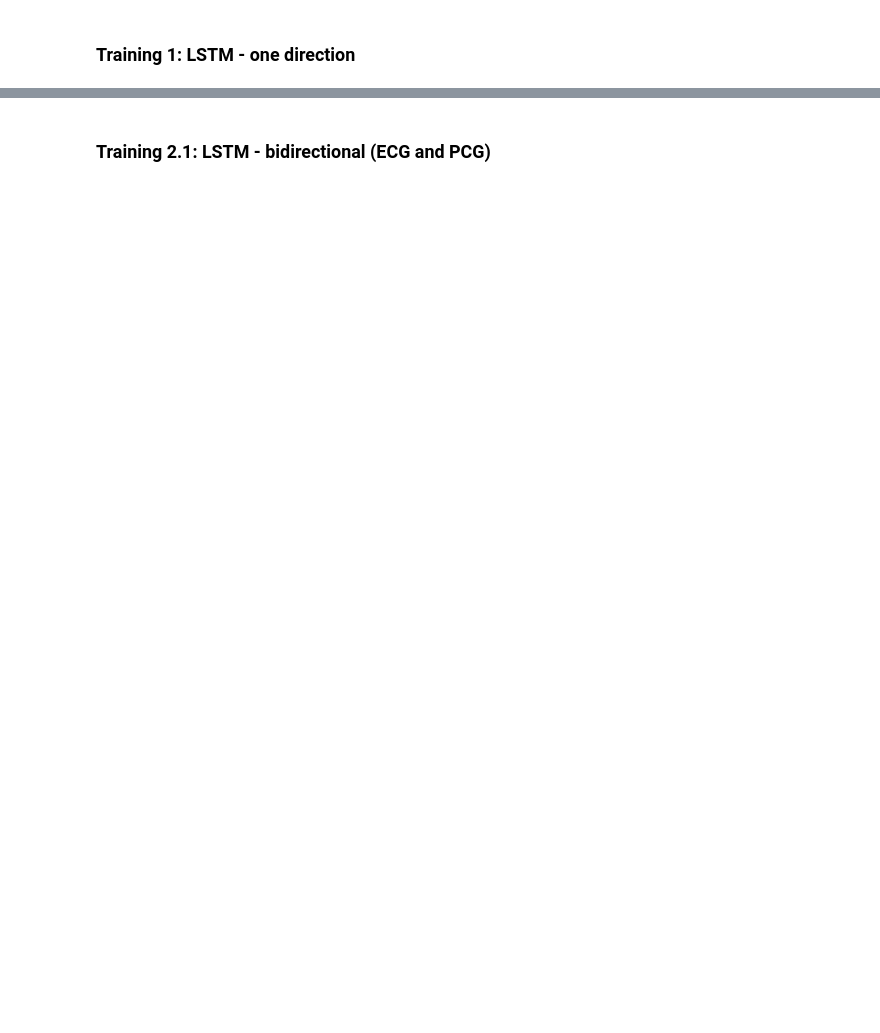
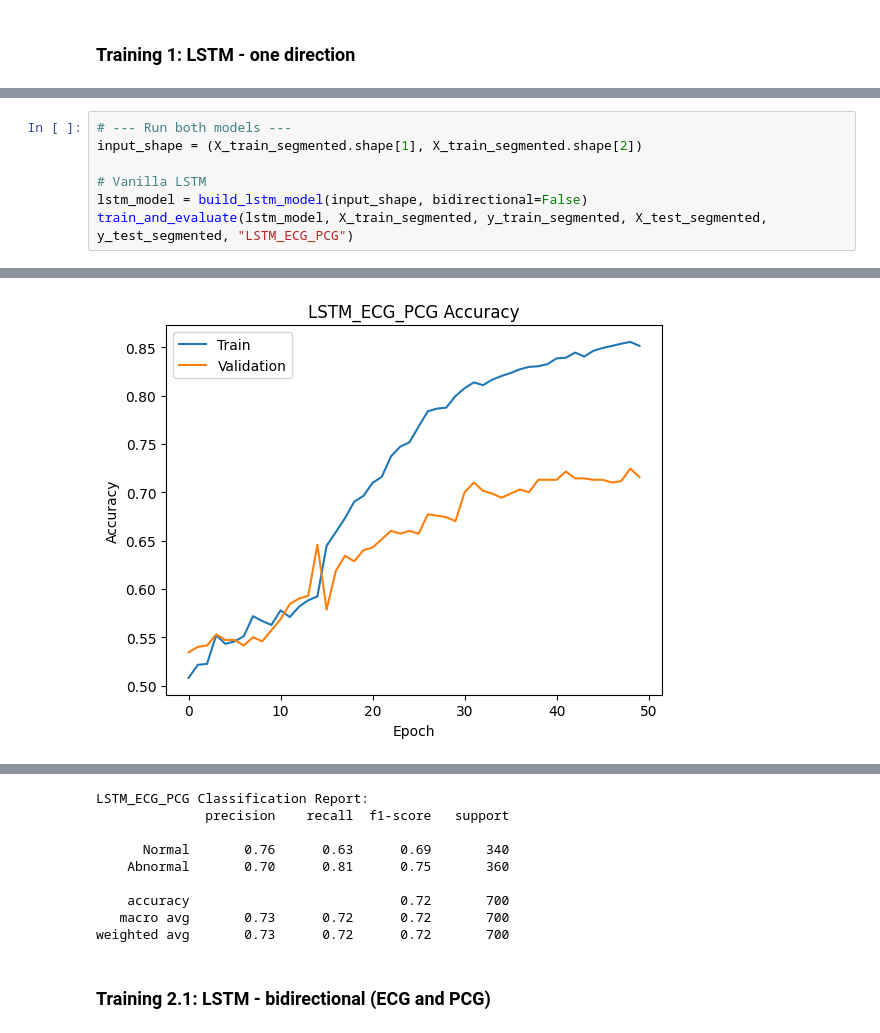
Before and after one commit to PhichamonS/Heart_Abnormality_Classification, a Jupyter notebook: Model_training_LSTM.ipynb, the cells around one changed output, grey strips where cells are left out. Cells and saved outputs as stored; diff of their text form; blank space fills up the shorter version.

```diff
--- a/Model_training_LSTM.ipynb
+++ b/Model_training_LSTM.ipynb
@@ -734,0 +663,8 @@ weighted avg       0.78      0.78      0.78       700
+# %%
+# --- Run both models ---
+input_shape = (X_train_segmented.shape[1], X_train_segmented.shape[2])
+
+# Vanilla LSTM
+lstm_model = build_lstm_model(input_shape, bidirectional=False)
+train_and_evaluate(lstm_model, X_train_segmented, y_train_segmented, X_test_segmented, y_test_segmented, "LSTM_ECG_PCG")
+# %% [output]
@@ -734,0 +688 @@ weighted avg       0.78      0.78      0.78       700
+[figure, added]
@@ -735,2 +691,11 @@ weighted avg       0.78      0.78      0.78       700
+LSTM_ECG_PCG Classification Report:
+              precision    recall  f1-score   support
+
+      Normal       0.76      0.63      0.69       340
+    Abnormal       0.70      0.81      0.75       360
+
+    accuracy                           0.72       700
+   macro avg       0.73      0.72      0.72       700
+weighted avg       0.73      0.72      0.72       700
 # %% [markdown]
 ### Training 2.1: LSTM - bidirectional (ECG and PCG)
```
Also changed, not shown: parts of 44 cells of this notebook.
